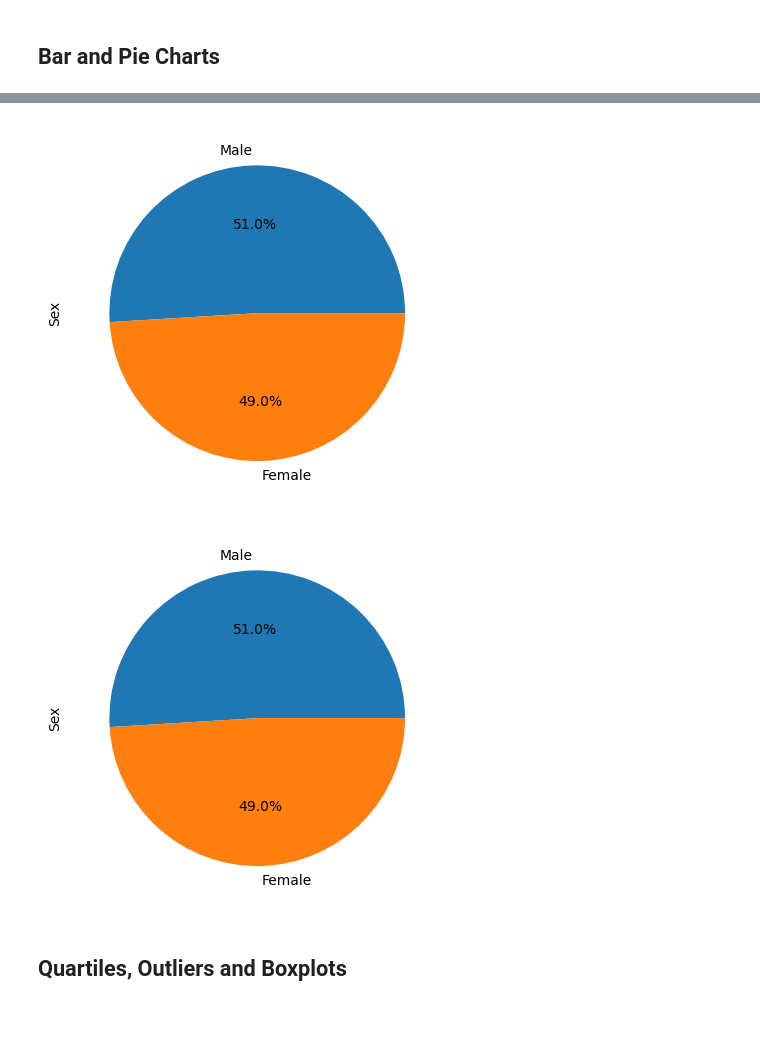
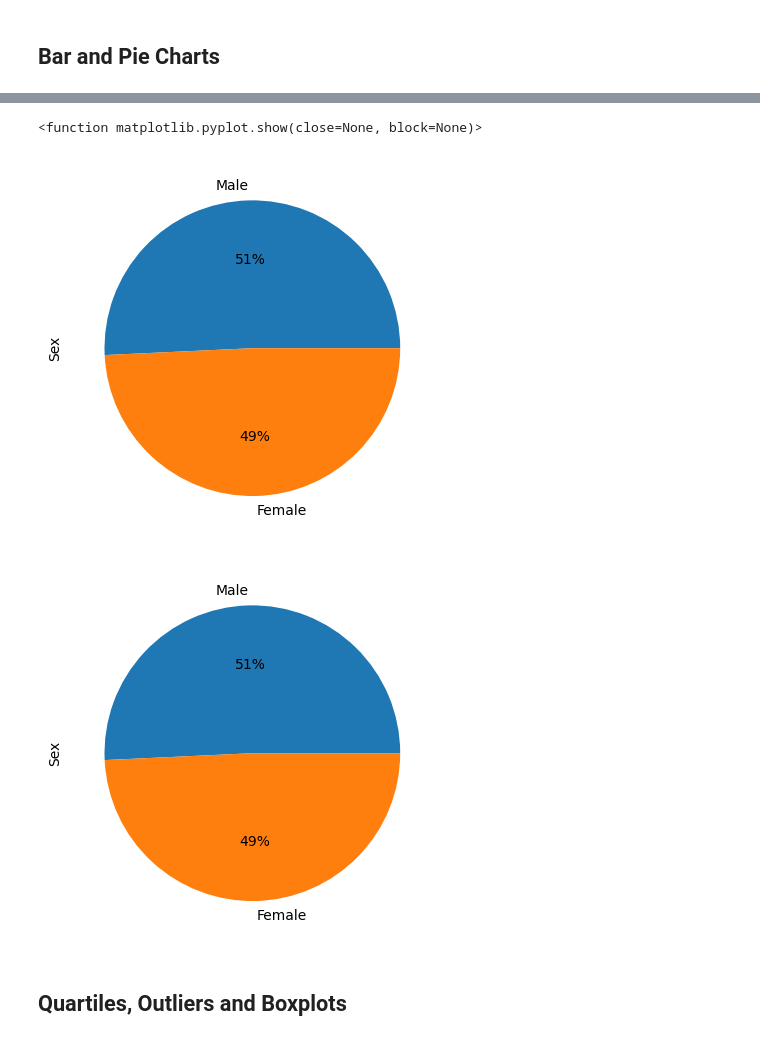
Before and after one commit to mfeas/matplotlib-challenge, a Jupyter notebook: pymaceuticals_starter.ipynb, the cells around one changed output, grey strips where cells are left out. Saved outputs shown, nothing was run; the diff lists cells and outputs as text; code cells hidden in the pictures.

```diff
--- a/pymaceuticals_starter.ipynb
+++ b/pymaceuticals_starter.ipynb
@@ -162,11 +178,25 @@ stat_table
 # %%
 # Generate a pie plot showing the distribution of female versus male mice using Pandas
+
+gender_count = clean_df["Sex"].value_counts()
+Sex = ["Male", "Female"]
+
+gender_count.plot(kind = "pie", autopct="%1.0f%%", ylabel = "Sex")
+plt.show
 # %% [output]
+<function matplotlib.pyplot.show(close=None, block=None)>
-[figure, old version]
+[figure, new version]
 # %%
 # Generate a pie plot showing the distribution of female versus male mice using pyplot
+
+mice_gender = gender_count.index.values
+gender_sum = gender_count.values
+
+plt.ylabel("Sex")
+plt.pie(gender_sum, labels = mice_gender, autopct="%1.0f%%")
+plt.show()
 # %% [output]
-[figure, old version]
+[figure, new version]
 # %% [markdown]
 ## Quartiles, Outliers and Boxplots
 # %%
```
Also changed, not shown: parts of 2 cells of this notebook.
